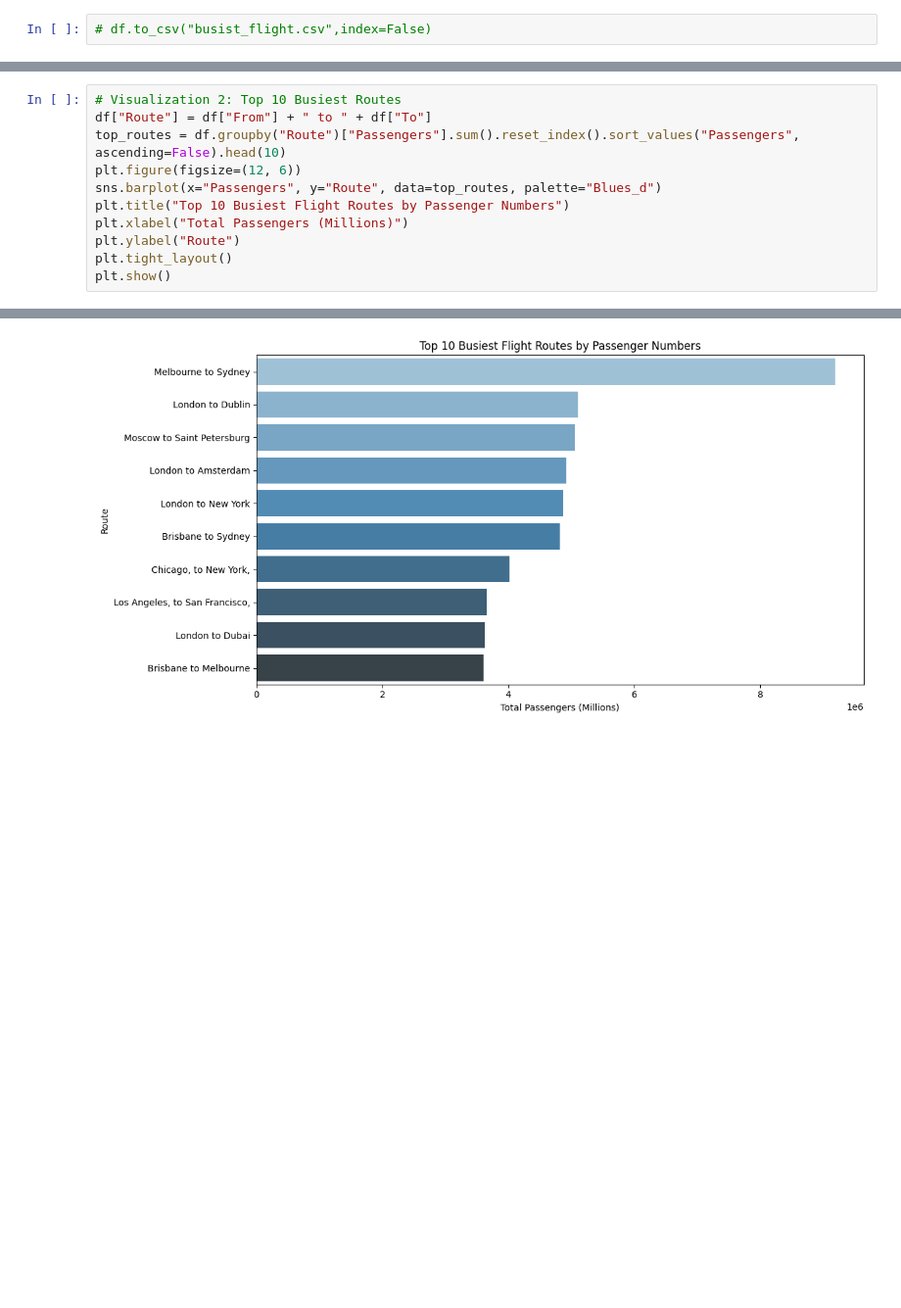
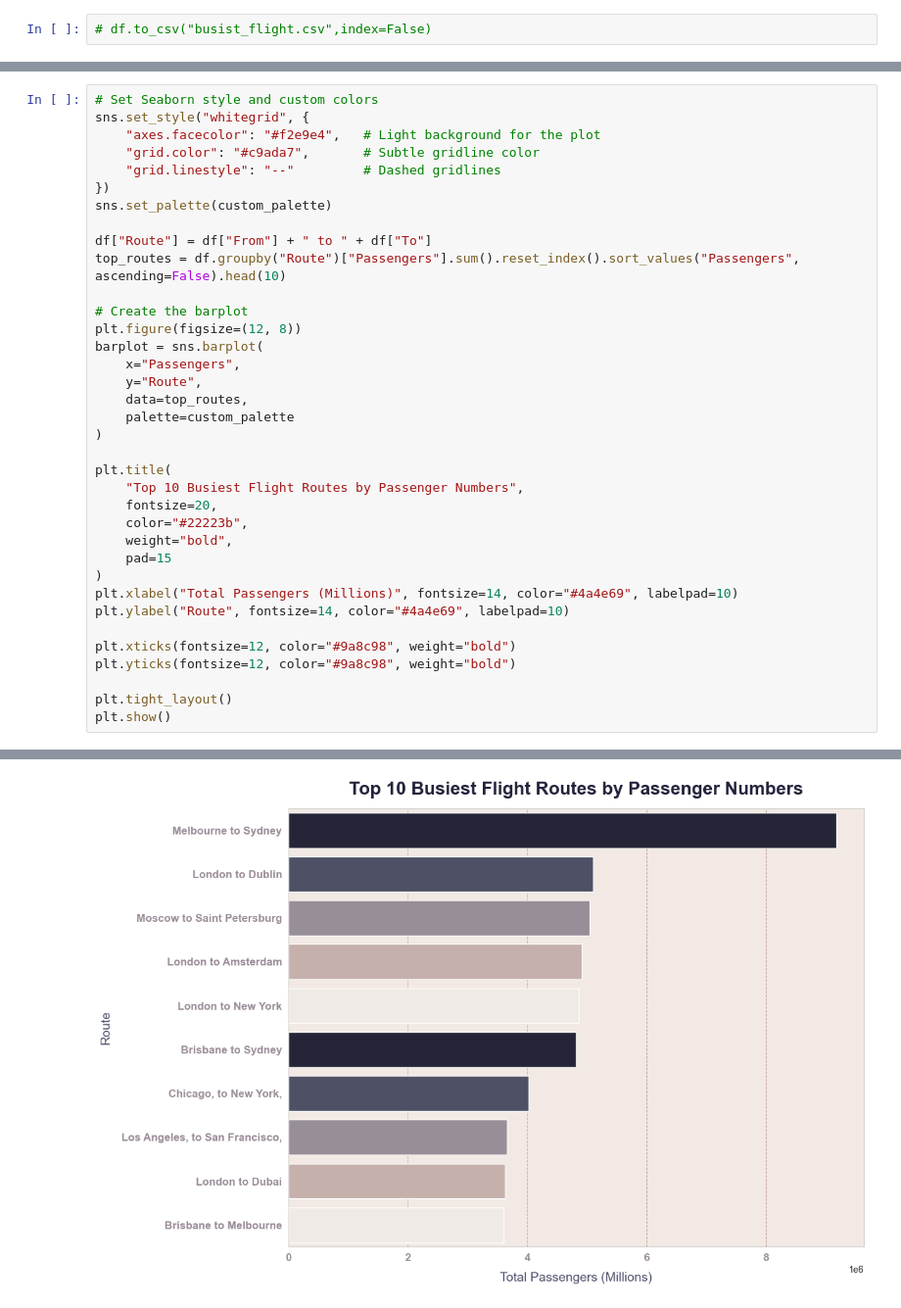
Before and after one commit to RaniaElsayedM/Flights_web_scraping, a Jupyter notebook: flights_web_scraping.ipynb, the cells around one changed output, grey strips where cells are left out. Shown: that part at 98% size. Saved outputs shown, nothing was run; the diff lists cells and outputs as text; blank space fills up the shorter version.

```diff
--- a/flights_web_scraping.ipynb
+++ b/flights_web_scraping.ipynb
@@ -414,12 +500,37 @@ plt.show()
 # %%
-# Visualization 2: Top 10 Busiest Routes
+# Set Seaborn style and custom colors
+sns.set_style("whitegrid", {
+    "axes.facecolor": "#f2e9e4",   # Light background for the plot
+    "grid.color": "#c9ada7",       # Subtle gridline color
+    "grid.linestyle": "--"         # Dashed gridlines
+})
+sns.set_palette(custom_palette)
+
 df["Route"] = df["From"] + " to " + df["To"]
 top_routes = df.groupby("Route")["Passengers"].sum().reset_index().sort_values("Passengers", ascending=False).head(10)
-plt.figure(figsize=(12, 6))
-sns.barplot(x="Passengers", y="Route", data=top_routes, palette="Blues_d")
-plt.title("Top 10 Busiest Flight Routes by Passenger Numbers")
-plt.xlabel("Total Passengers (Millions)")
-plt.ylabel("Route")
+
+# Create the barplot
+plt.figure(figsize=(12, 8))
+barplot = sns.barplot(
+    x="Passengers",
+    y="Route",
+    data=top_routes,
+    palette=custom_palette
+)
+
+plt.title(
+    "Top 10 Busiest Flight Routes by Passenger Numbers",
+    fontsize=20,
+    color="#22223b",
+    weight="bold",
+    pad=15
+)
+plt.xlabel("Total Passengers (Millions)", fontsize=14, color="#4a4e69", labelpad=10)
+plt.ylabel("Route", fontsize=14, color="#4a4e69", labelpad=10)
+
+plt.xticks(fontsize=12, color="#9a8c98", weight="bold")
+plt.yticks(fontsize=12, color="#9a8c98", weight="bold")
+
 plt.tight_layout()
 plt.show()
 # %% [output]
@@ -429,2 +542,2 @@ Passing `palette` without assigning `hue` is deprecated and will be removed in v
-[figure, old version]
+[figure, new version]
 # %%
```
Also changed, not shown: parts of 15 cells of this notebook, 1 other file.
